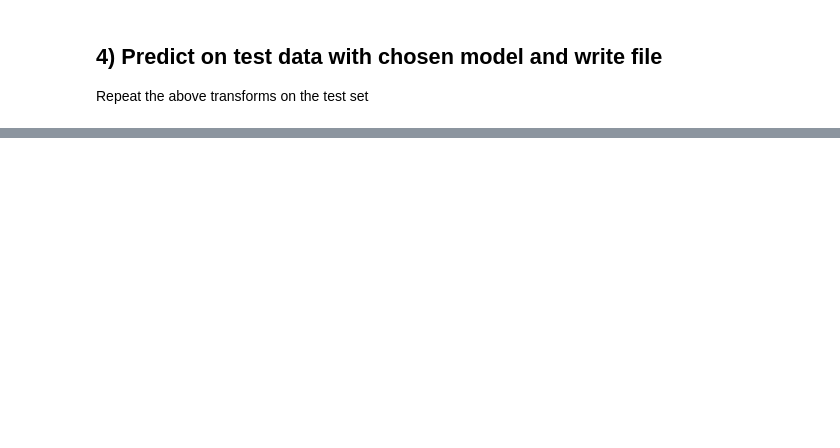
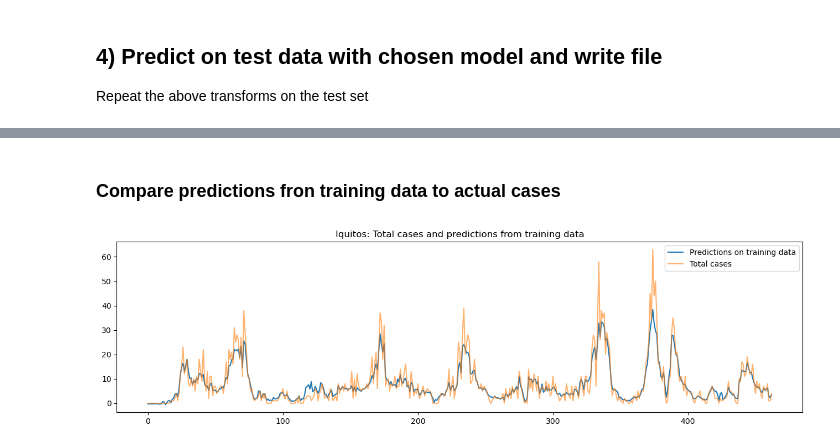
Before and after one commit to chepildev/Compet-DSR-one, a Jupyter notebook: Presentation.ipynb, the cells around one changed output, grey strips where cells are left out. Cells and saved outputs as stored; diff of their text form; code cells hidden in the pictures; blank space fills up the shorter version.

```diff
--- a/Presentation.ipynb
+++ b/Presentation.ipynb
@@ -377,15 +411,19 @@ final['total_cases'] = final['total_cases'].astype(int)
 
 assert final.isnull().any().any() == False
 assert final.shape[0] == 416
+# %% [markdown]
+### Compare predictions fron training data to actual cases
 # %%
 preds_train_iq, y_train_iq = fp.preds_for_plot(X_test_iq, X_train_iq, y_train_iq, model=model_iq, params=params_iq)
 preds_train_sj, y_train_sj = fp.preds_for_plot(X_test_sj, X_train_sj, y_train_sj, model=model_sj, params=params_sj)
 # %%
 plt.figure(figsize=(16,4))
-x = np.arange(468)
+x = np.arange(preds_train_iq.shape[0])
 plt.plot(x, preds_train_iq, label='Predictions on training data')
 plt.plot(x, y_train_iq, label='Total cases', alpha=0.6)
 plt.title('Iquitos: Total cases and predictions from training data')
 plt.legend();
+# %% [output]
+[figure, added]
 # %%
 plt.figure(figsize=(16,4))
```
Also changed, not shown: parts of 21 cells of this notebook.
